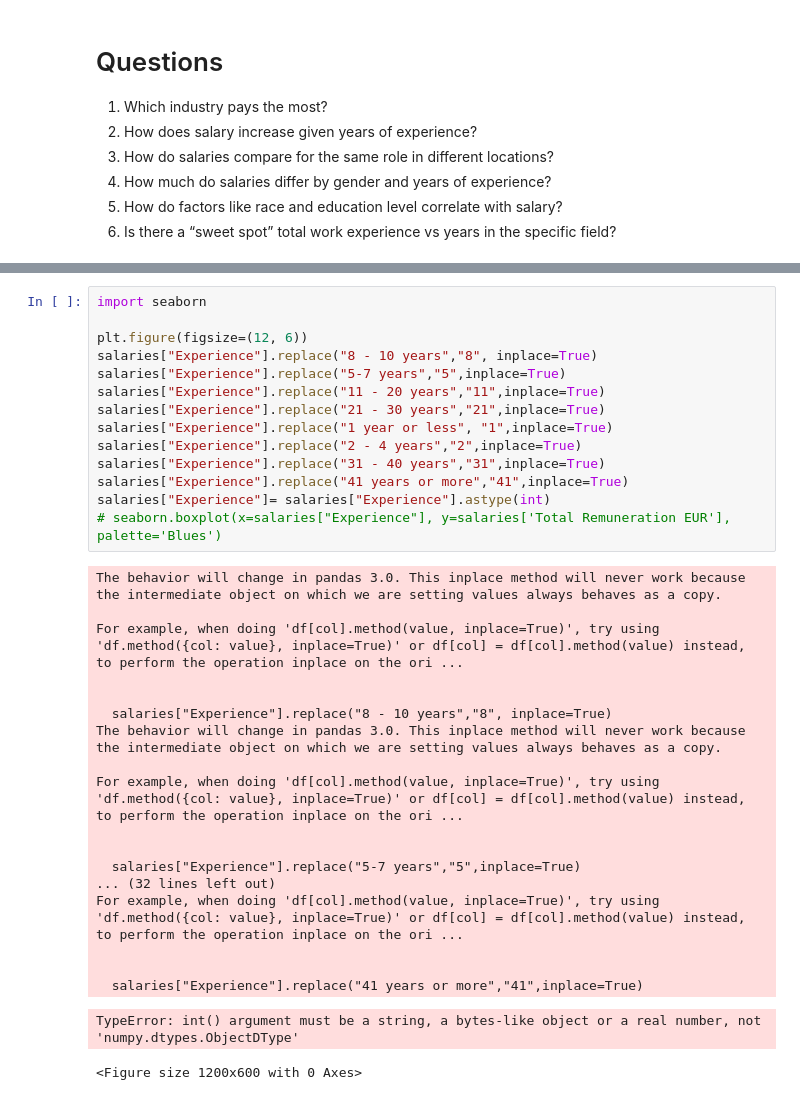
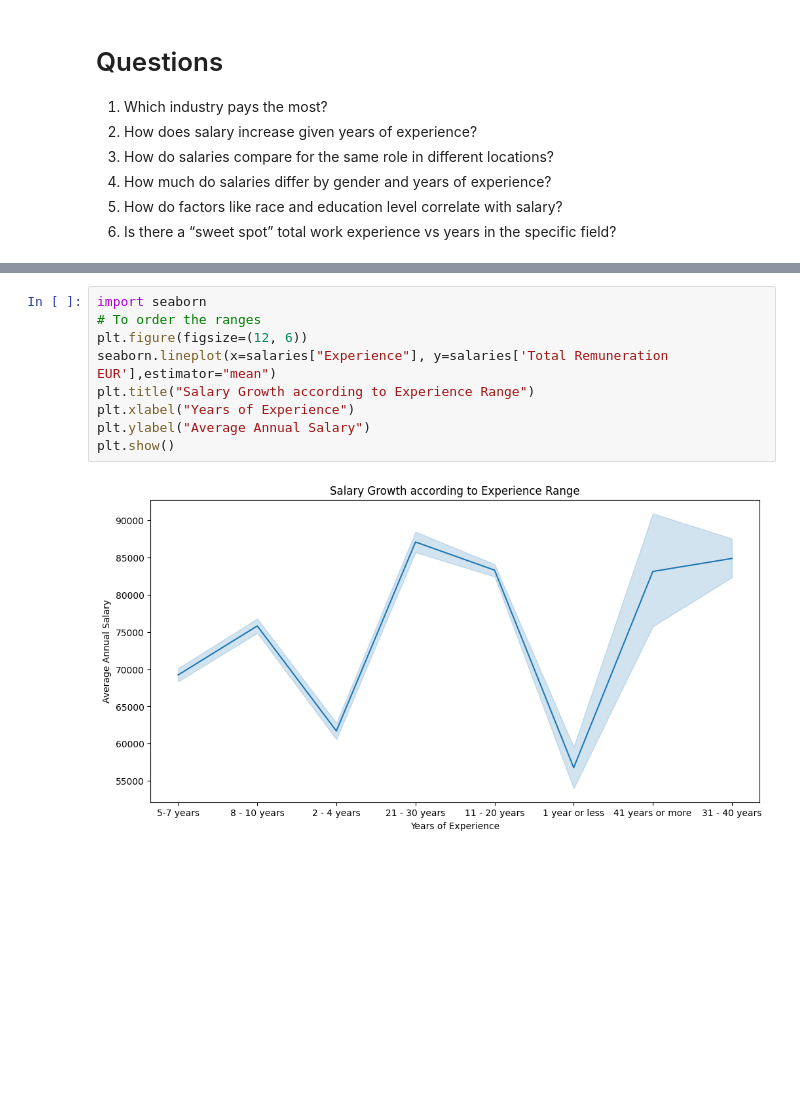
Before and after one commit to Jaddevvv/final_project, a Jupyter notebook: Exercise 99 - Exam - Salaries.ipynb, the cells around one changed output, grey strips where cells are left out. Saved outputs shown, nothing was run; the diff lists cells and outputs as text; blank space fills up the shorter version.

```diff
--- a/Exercise 99 - Exam - Salaries.ipynb
+++ b/Exercise 99 - Exam - Salaries.ipynb
@@ -524,35 +509,12 @@ Museum (University Affiliated)                                   37.312000
 # %%
 import seaborn
-
+# To order the ranges
 plt.figure(figsize=(12, 6))
-salaries["Experience"].replace("8 - 10 years","8", inplace=True)
-salaries["Experience"].replace("5-7 years","5",inplace=True)
-salaries["Experience"].replace("11 - 20 years","11",inplace=True)
-salaries["Experience"].replace("21 - 30 years","21",inplace=True)
-salaries["Experience"].replace("1 year or less", "1",inplace=True)
-salaries["Experience"].replace("2 - 4 years","2",inplace=True)
-salaries["Experience"].replace("31 - 40 years","31",inplace=True)
-salaries["Experience"].replace("41 years or more","41",inplace=True)
-salaries["Experience"]= salaries["Experience"].astype(int)
-# seaborn.boxplot(x=salaries["Experience"], y=salaries['Total Remuneration EUR'], palette='Blues')
+seaborn.lineplot(x=salaries["Experience"], y=salaries['Total Remuneration EUR'],estimator="mean")
+plt.title("Salary Growth according to Experience Range")
+plt.xlabel("Years of Experience")
+plt.ylabel("Average Annual Salary")
+plt.show()
 # %% [output]
-The behavior will change in pandas 3.0. This inplace method will never work because the intermediate object on which we are setting values always behaves as a copy.
-
-For example, when doing 'df[col].method(value, inplace=True)', try using 'df.method({col: value}, inplace=True)' or df[col] = df[col].method(value) instead, to perform the operation inplace on the ori ...
-
-
-  salaries["Experience"].replace("8 - 10 years","8", inplace=True)
-The behavior will change in pandas 3.0. This inplace method will never work because the intermediate object on which we are setting values always behaves as a copy.
-
-For example, when doing 'df[col].method(value, inplace=True)', try using 'df.method({col: value}, inplace=True)' or df[col] = df[col].method(value) instead, to perform the operation inplace on the ori ...
-
-
-  salaries["Experience"].replace("5-7 years","5",inplace=True)
-... (32 lines left out)
-For example, when doing 'df[col].method(value, inplace=True)', try using 'df.method({col: value}, inplace=True)' or df[col] = df[col].method(value) instead, to perform the operation inplace on the ori ...
-
-
-  salaries["Experience"].replace("41 years or more","41",inplace=True)
-TypeError: int() argument must be a string, a bytes-like object or a real number, not 'numpy.dtypes.ObjectDType'
-<Figure size 1200x600 with 0 Axes>
+[figure, added]
 # %%
```
Also changed, not shown: parts of 3 cells of this notebook.
